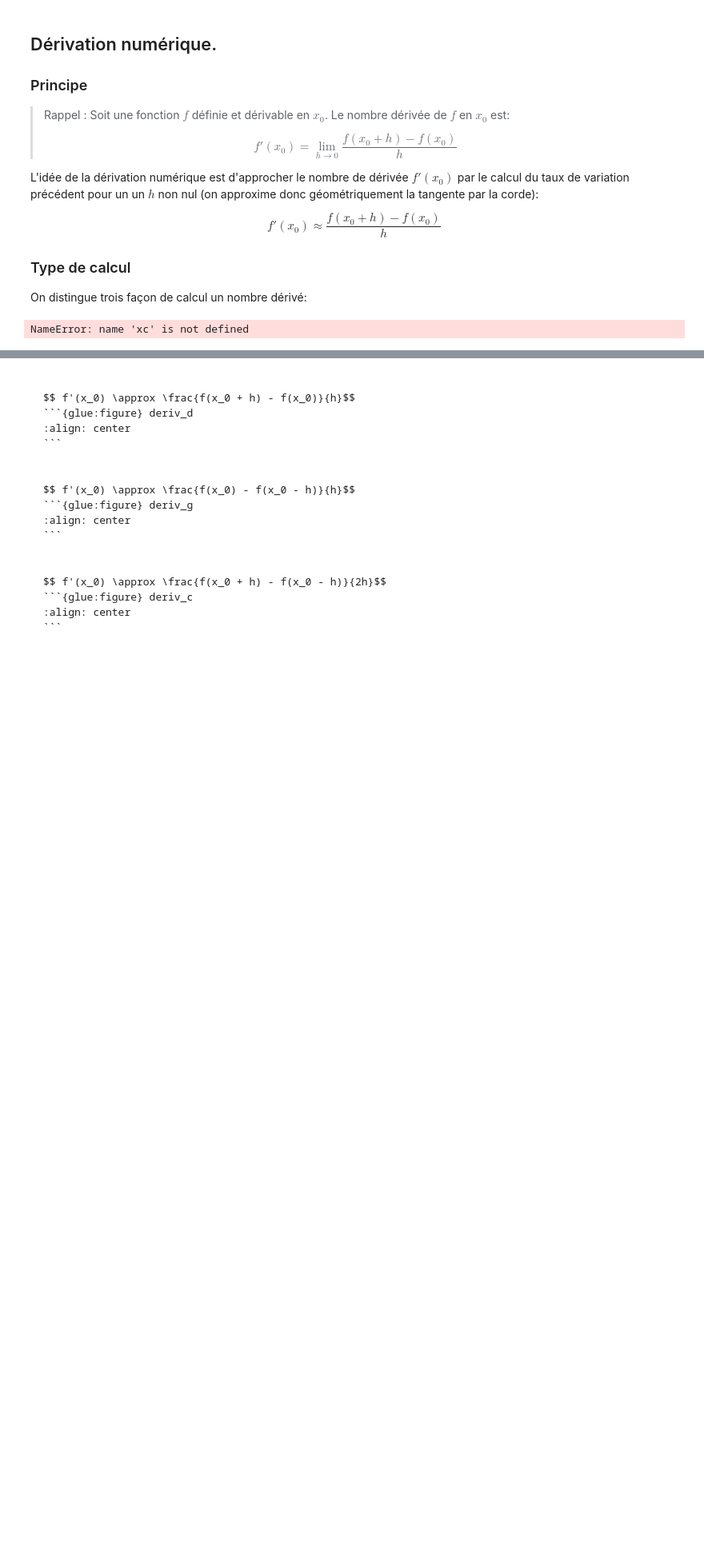
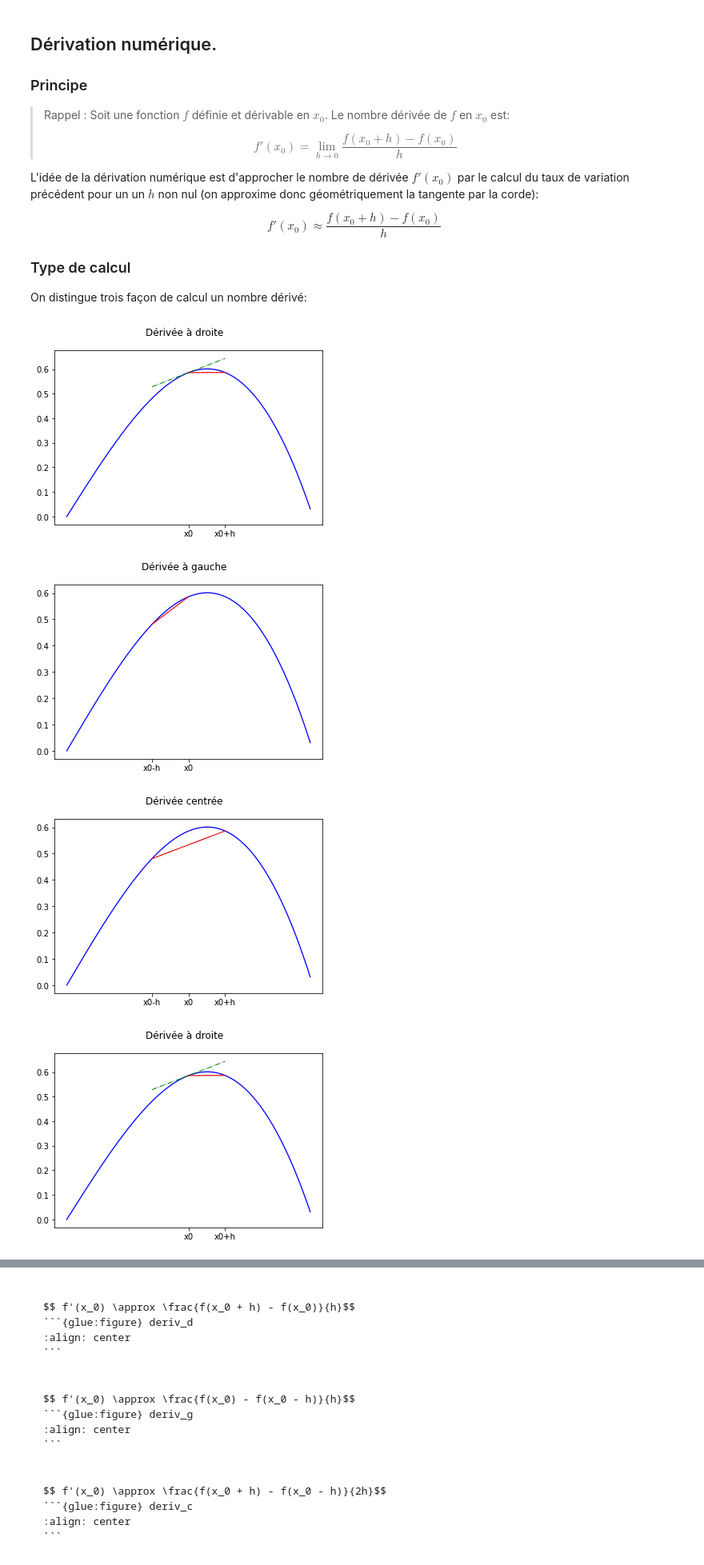
Before and after one commit to pcsi3physiquestan/capacites_numeriques, a Jupyter notebook: _sources/derivation_integration.ipynb, the cells around one changed output, grey strips where cells are left out. Shown: that part at 80% size. Saved outputs shown, nothing was run; the diff lists cells and outputs as text; code cells hidden in the pictures; blank space fills up the shorter version.

```diff
--- a/_sources/derivation_integration.ipynb
+++ b/_sources/derivation_integration.ipynb
@@ -42,8 +42,8 @@ yd2 = f1(xd2)
 
 xg = np.array([np.pi / 4 * Kg, np.pi / 4])
 xg2 = np.array([np.pi / 4 * Kg, np.pi / 4 * Kg, np.pi / 4, np.pi / 4])
-yg = f1(xc)
-yg2 = f1(xc2)
+yg = f1(xg)
+yg2 = f1(xg2)
 
 xc = np.array([np.pi / 4 * Kg, np.pi / 4 * Kd])
 xc2 = np.array([np.pi / 4 * Kg, np.pi / 4 * Kg, np.pi / 4 * Kd, np.pi / 4 * Kd])
@@ -53,31 +53,34 @@ yc2 = f1(xc2)
 dyd = df1(xc)
 
 f, ax = plt.subplots()
 f.suptitle("Dérivée à droite")
 ax.plot(x, y, linewidth=1.3, color="blue")
 ax.plot(xd2, yd2, linestyle=':', linewidth=1, color="black")
 ax.plot(xd, yd, linewidth=1, color="red", label="Dérivée numérique")
 ax.plot(xc, dyd, linewidth=1, linestyle='-.', color="green", label="Dérivée réelle")
 ax.set_xticks(xd)
 ax.set_xticklabels(["x0", "x0+h"])
 glue("deriv_d", f, display="False")
 
 f, ax = plt.subplots()
 f.suptitle("Dérivée à gauche")
 ax.plot(x, y, linewidth=1.3, color="blue")
 ax.plot(xg2, yg2, linestyle=':', linewidth=1, color="black")
 ax.plot(xg, yg, linewidth=1, color="red", label="Dérivée numérique")
 ax.set_xticks(xg)
 ax.set_xticklabels(["x0-h", "x0"])
 glue("deriv_g", f, display="False")
 
 f, ax = plt.subplots()
 f.suptitle("Dérivée centrée")
 ax.plot(x, y, linewidth=1.3, color="blue")
 ax.plot(xc2, yc2, linestyle=':', linewidth=1, color="black")
 ax.plot(xc,yc, linewidth=1, color="red", label="Dérivée numérique")
 ax.set_xticks(xc3)
 ax.set_xticklabels(["x0-h", "x0", "x0+h"])
 glue("deriv_c", f, display="False")
 # %% [output]
-NameError: name 'xc' is not defined
+[figure, added]
+[figure, added]
+[figure, added]
+[figure, added]
```
Also changed, not shown: parts of 1 cell of this notebook, 5 other files.
